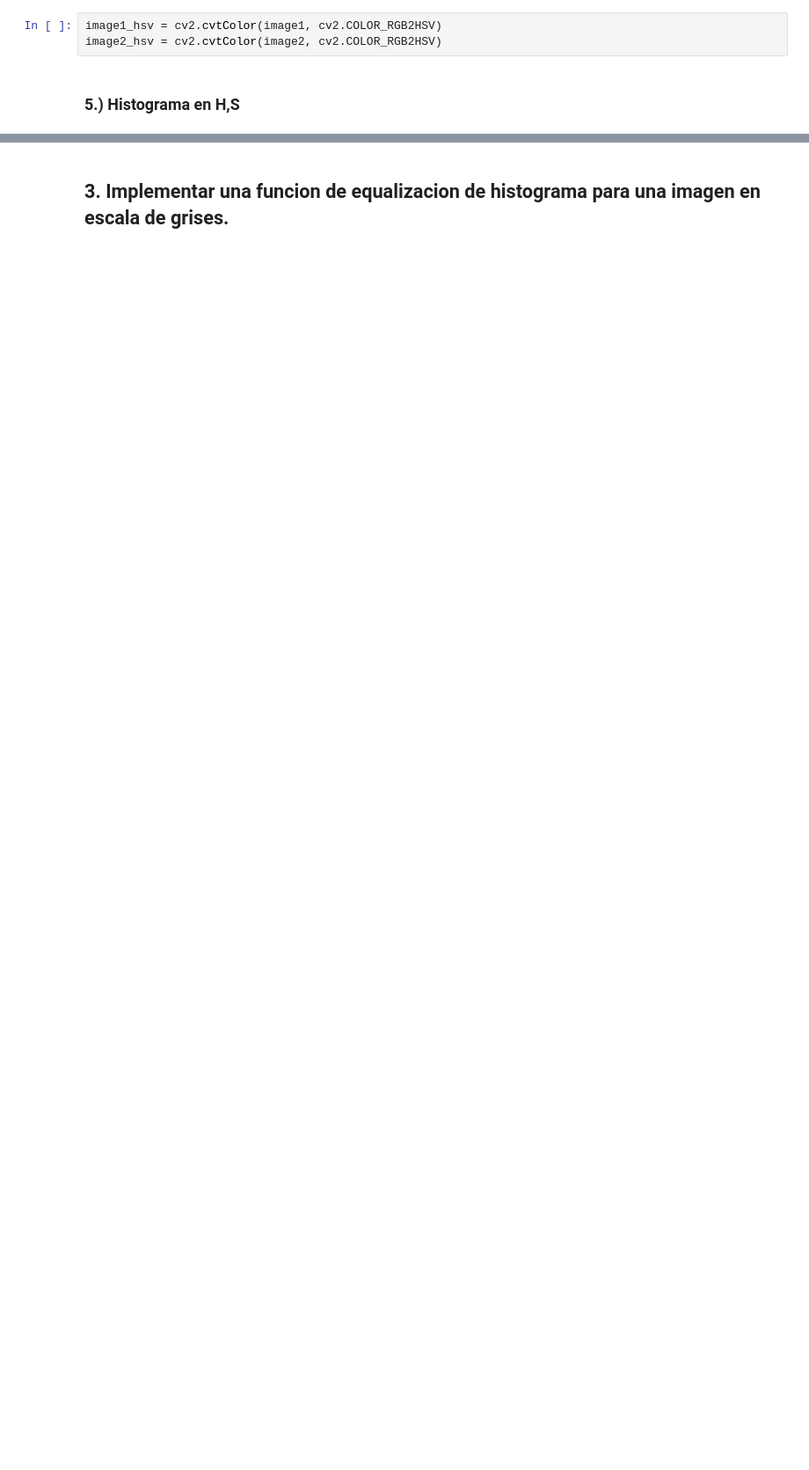
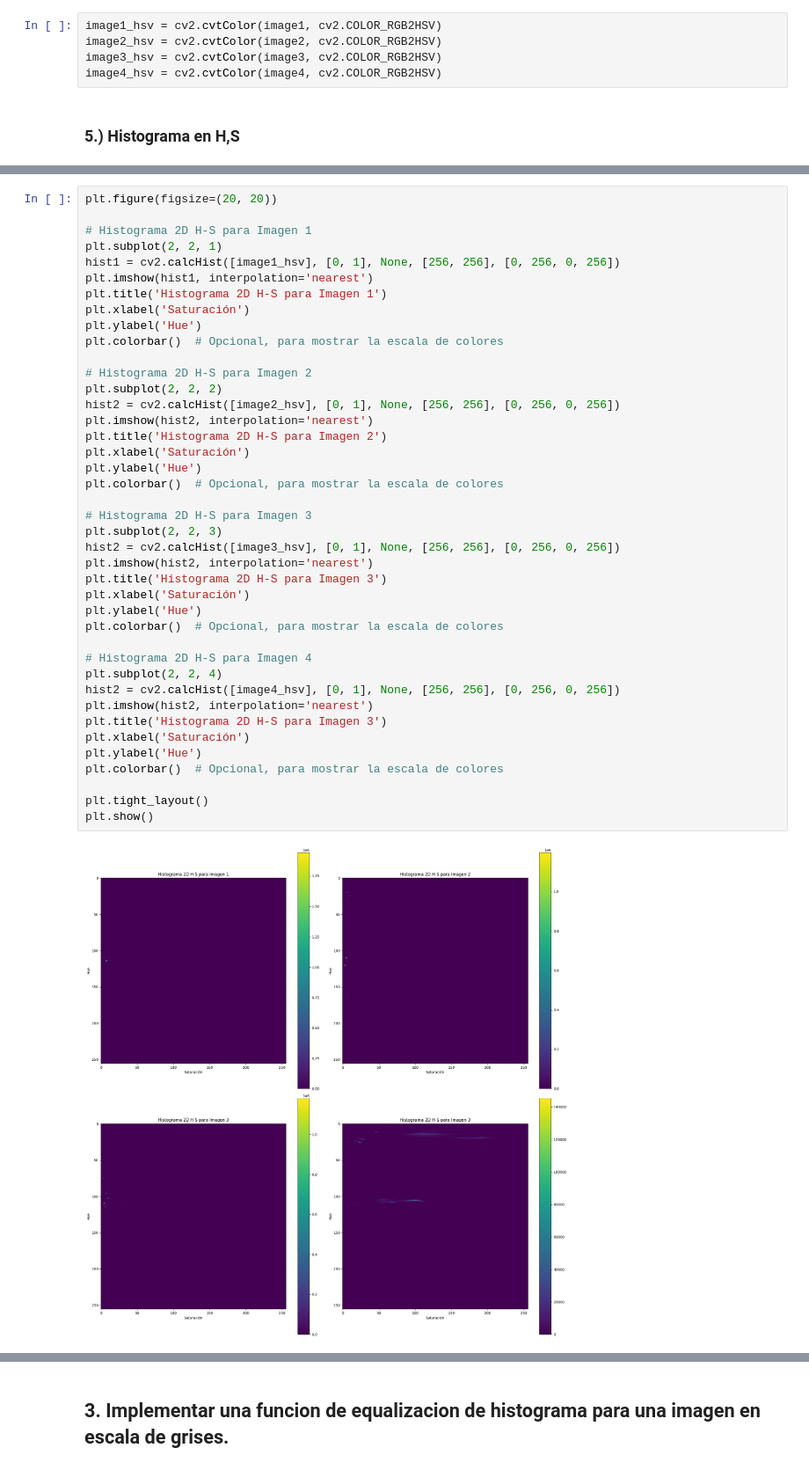
Before and after one commit to Jack200133/ImageProcessing_LAB1_ComputerVision, a Jupyter notebook: Ejercicio1-3.ipynb, the cells around one changed output, grey strips where cells are left out. Shown at 88% size. Saved outputs shown, nothing was run; the diff lists cells and outputs as text; blank space fills up the shorter version.

```diff
--- a/Lista1.ipynb
+++ b/Ejercicio1-3.ipynb
@@ -177,5 +188,7 @@ DIFERENCIA ENTRE IMAGEN 2 Y 4:  [744204.8, 587237.25, 705389.56]
 # %%
 image1_hsv = cv2.cvtColor(image1, cv2.COLOR_RGB2HSV)
 image2_hsv = cv2.cvtColor(image2, cv2.COLOR_RGB2HSV)
+image3_hsv = cv2.cvtColor(image3, cv2.COLOR_RGB2HSV)
+image4_hsv = cv2.cvtColor(image4, cv2.COLOR_RGB2HSV)
 # %% [markdown]
 ### 5.) Histograma en H,S
@@ -197,0 +195,43 @@ Distancias RGB:  [3867309.2, 2643073.0, 971961.5]
+# %%
+plt.figure(figsize=(20, 20))
+
+# Histograma 2D H-S para Imagen 1
+plt.subplot(2, 2, 1)
+hist1 = cv2.calcHist([image1_hsv], [0, 1], None, [256, 256], [0, 256, 0, 256])
+plt.imshow(hist1, interpolation='nearest')
+plt.title('Histograma 2D H-S para Imagen 1')
+plt.xlabel('Saturación')
+plt.ylabel('Hue')
+plt.colorbar()  # Opcional, para mostrar la escala de colores
+
+# Histograma 2D H-S para Imagen 2
+plt.subplot(2, 2, 2)
+hist2 = cv2.calcHist([image2_hsv], [0, 1], None, [256, 256], [0, 256, 0, 256])
+plt.imshow(hist2, interpolation='nearest')
+plt.title('Histograma 2D H-S para Imagen 2')
+plt.xlabel('Saturación')
+plt.ylabel('Hue')
+plt.colorbar()  # Opcional, para mostrar la escala de colores
+
+# Histograma 2D H-S para Imagen 3
+plt.subplot(2, 2, 3)
+hist2 = cv2.calcHist([image3_hsv], [0, 1], None, [256, 256], [0, 256, 0, 256])
+plt.imshow(hist2, interpolation='nearest')
+plt.title('Histograma 2D H-S para Imagen 3')
+plt.xlabel('Saturación')
+plt.ylabel('Hue')
+plt.colorbar()  # Opcional, para mostrar la escala de colores
+
+# Histograma 2D H-S para Imagen 4
+plt.subplot(2, 2, 4)
+hist2 = cv2.calcHist([image4_hsv], [0, 1], None, [256, 256], [0, 256, 0, 256])
+plt.imshow(hist2, interpolation='nearest')
+plt.title('Histograma 2D H-S para Imagen 3')
+plt.xlabel('Saturación')
+plt.ylabel('Hue')
+plt.colorbar()  # Opcional, para mostrar la escala de colores
+
+plt.tight_layout()
+plt.show()
+# %% [output]
+[figure, added]
```
Also changed, not shown: parts of 11 cells of this notebook.
